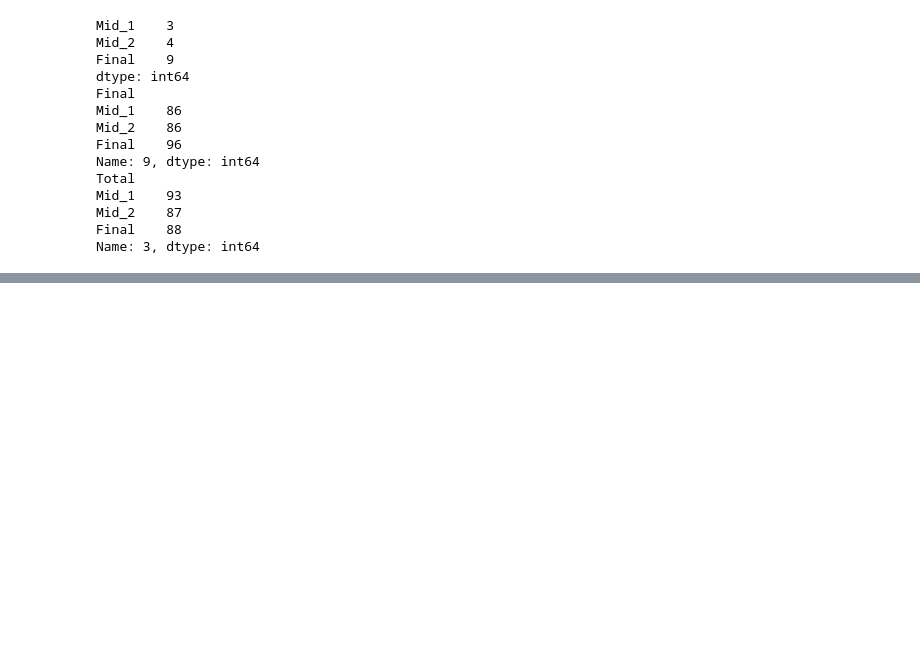
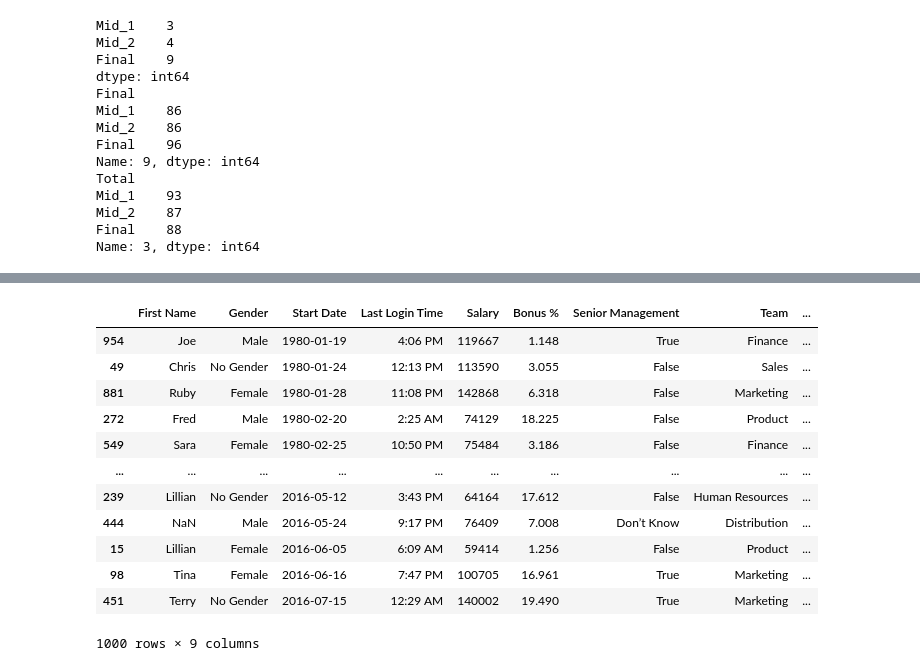
Before and after one commit to lc0312/COSC502, a Jupyter notebook: hw2_Liu.ipynb, the cells around one changed output, grey strips where cells are left out. Cells and saved outputs as stored; diff of their text form; code cells hidden in the pictures; blank space fills up the shorter version.

```diff
--- a/hw2_Liu.ipynb
+++ b/hw2_Liu.ipynb
@@ -260,3 +260,8 @@ Final    88
 Name: 3, dtype: int64
 # %%
 # Question 2
+# %%
+# 1. Read the csv file and provide summary of the DataFrame by printing the object.
+
+df = pd.read_csv (r'D:\employees.csv')
+df.head()
@@ -262,0 +275,7 @@ Name: 3, dtype: int64
+# %%
+# 2. Fill all the null values in Gender column with “No Gender” and 'Senior Management' column with “Don’t Know”.
+
+df['Gender'] = df['Gender'].fillna ('No Gender')
+df['Senior Management'] = df['Senior Management'].fillna ('Don’t Know')
+
+df[20:30]
@@ -262,0 +481,5 @@ Name: 3, dtype: int64
+# %%
+# 11. Find the total salary of each employee by considering both base salary and bonus and  add it as an extra column “Total Salary” at the end.
+
+df['Total Salary'] = df['Salary']*(1+0.01*df['Bonus %'])
+df.head()
@@ -262,0 +493,17 @@ Name: 3, dtype: int64
+# %%
+# 12. Sort the dataset with 'Start Date' and replace it as the index.
+df.sort_values(by='Start Date')
+# %% [output]
+|  | First Name | Gender | Start Date | Last Login Time | Salary | Bonus % | Senior Management | Team | ... |
+| 954 | Joe | Male | 1980-01-19 | 4:06 PM | 119667 | 1.148 | True | Finance | ... |
+| 49 | Chris | No Gender | 1980-01-24 | 12:13 PM | 113590 | 3.055 | False | Sales | ... |
+| 881 | Ruby | Female | 1980-01-28 | 11:08 PM | 142868 | 6.318 | False | Marketing | ... |
+| 272 | Fred | Male | 1980-02-20 | 2:25 AM | 74129 | 18.225 | False | Product | ... |
+| 549 | Sara | Female | 1980-02-25 | 10:50 PM | 75484 | 3.186 | False | Finance | ... |
+| ... | ... | ... | ... | ... | ... | ... | ... | ... | ... |
+| 239 | Lillian | No Gender | 2016-05-12 | 3:43 PM | 64164 | 17.612 | False | Human Resources | ... |
+| 444 | NaN | Male | 2016-05-24 | 9:17 PM | 76409 | 7.008 | Don’t Know | Distribution | ... |
+| 15 | Lillian | Female | 2016-06-05 | 6:09 AM | 59414 | 1.256 | False | Product | ... |
+| 98 | Tina | Female | 2016-06-16 | 7:47 PM | 100705 | 16.961 | True | Marketing | ... |
+| 451 | Terry | No Gender | 2016-07-15 | 12:29 AM | 140002 | 19.490 | True | Marketing | ... |
+1000 rows × 9 columns
```
Also changed, not shown: parts of 14 cells of this notebook.
